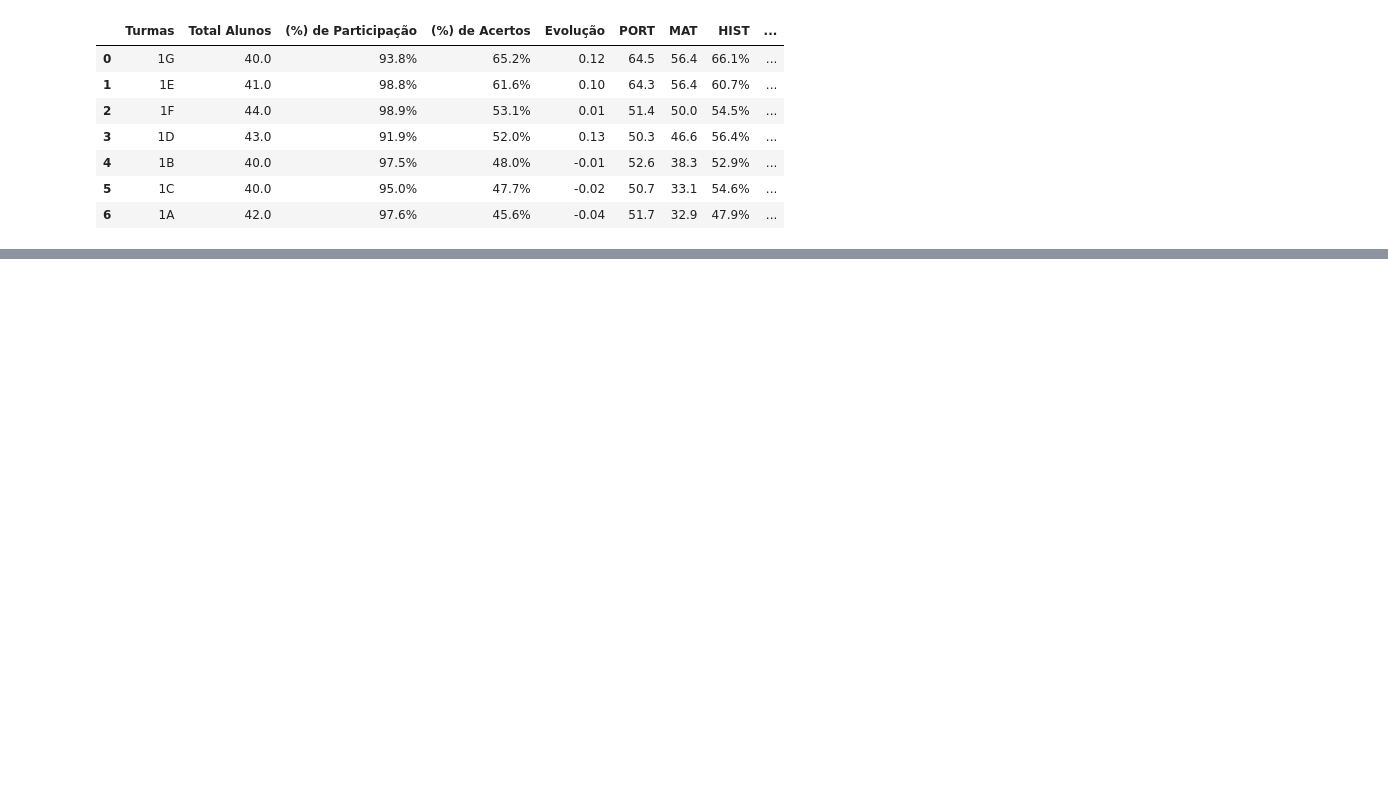
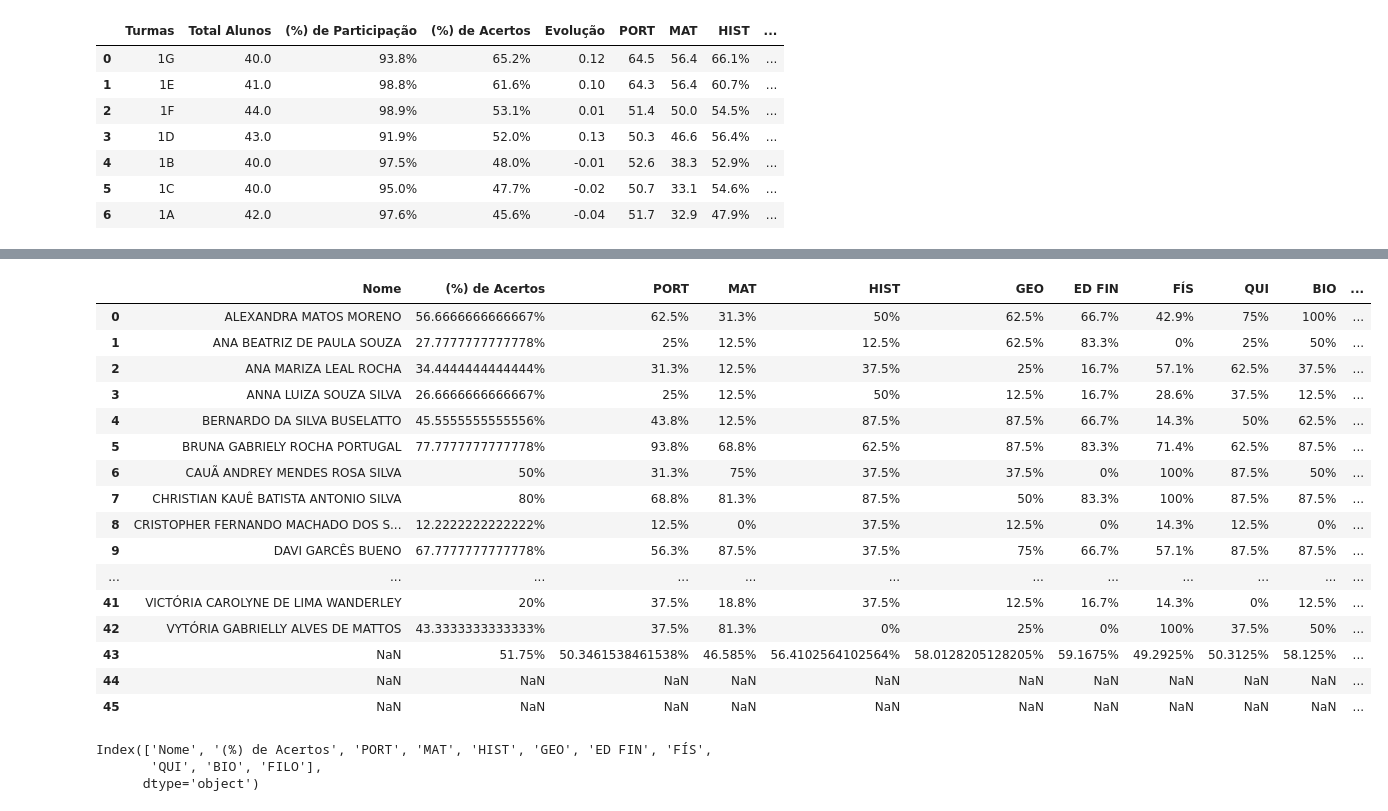
Before and after one commit to profandrevsilva/porphyrio2025, a Jupyter notebook: getdataschool.ipynb, the cells around one changed output, grey strips where cells are left out. Saved outputs shown, nothing was run; the diff lists cells and outputs as text; code cells hidden in the pictures; blank space fills up the shorter version.

```diff
--- a/getdataschool.ipynb
+++ b/getdataschool.ipynb
@@ -74,0 +101,34 @@ plt.show()
+# %%
+df_sala = pd.read_csv('PP_1D.csv')
+df_sala = df_sala.drop(['CIE', 'GEO POL', 'FILO SOC', 'BIO TEC', 'SOC', 'LID', 'PROG', 'TEC INO', 'ING IF', 'ARTE', 'EMPR', 'ORA',
+              'OE PORT', 'QUI APL', 'OE PORT', 'OE MAT', '(%) de Participação', 'ING', 'Evolução', 'NR RA'], axis=1)
+
+#df_sala = df_sala.drop(['CIE', 'GEO POL', 'FILO SOC', 'BIO TEC', 'SOC', 'LID', 'PROG', 'TEC INO', 'ING IF', 'ARTE', 'EMPR', 'ORA',
+#              'OE PORT', 'QUI APL', 'OE PORT', 'OE MAT', '(%) de Participação', 'ING', 'Evolução', 'NR RA', 'PORT', 'MAT', 'HIST', 'GEO', 'ED FIN', 'FÍS', 'QUI', 'BIO', 'FILO'], axis=1)
+#df_sala = df_sala[0:42]
+
+df_sala
+# %% [output]
+|  | Nome | (%) de Acertos | PORT | MAT | HIST | GEO | ED FIN | FÍS | QUI | BIO | ... |
+| 0 | ALEXANDRA MATOS MORENO | 56.6666666666667% | 62.5% | 31.3% | 50% | 62.5% | 66.7% | 42.9% | 75% | 100% | ... |
+| 1 | ANA BEATRIZ DE PAULA SOUZA | 27.7777777777778% | 25% | 12.5% | 12.5% | 62.5% | 83.3% | 0% | 25% | 50% | ... |
+| 2 | ANA MARIZA LEAL ROCHA | 34.4444444444444% | 31.3% | 12.5% | 37.5% | 25% | 16.7% | 57.1% | 62.5% | 37.5% | ... |
+| 3 | ANNA LUIZA SOUZA SILVA | 26.6666666666667% | 25% | 12.5% | 50% | 12.5% | 16.7% | 28.6% | 37.5% | 12.5% | ... |
+| 4 | BERNARDO DA SILVA BUSELATTO | 45.5555555555556% | 43.8% | 12.5% | 87.5% | 87.5% | 66.7% | 14.3% | 50% | 62.5% | ... |
+| 5 | BRUNA GABRIELY ROCHA PORTUGAL | 77.7777777777778% | 93.8% | 68.8% | 62.5% | 87.5% | 83.3% | 71.4% | 62.5% | 87.5% | ... |
+| 6 | CAUÃ ANDREY MENDES ROSA SILVA | 50% | 31.3% | 75% | 37.5% | 37.5% | 0% | 100% | 87.5% | 50% | ... |
+| 7 | CHRISTIAN KAUÊ BATISTA ANTONIO SILVA | 80% | 68.8% | 81.3% | 87.5% | 50% | 83.3% | 100% | 87.5% | 87.5% | ... |
+| 8 | CRISTOPHER FERNANDO MACHADO DOS S... | 12.2222222222222% | 12.5% | 0% | 37.5% | 12.5% | 0% | 14.3% | 12.5% | 0% | ... |
+| 9 | DAVI GARCÊS BUENO | 67.7777777777778% | 56.3% | 87.5% | 37.5% | 75% | 66.7% | 57.1% | 87.5% | 87.5% | ... |
+| ... | ... | ... | ... | ... | ... | ... | ... | ... | ... | ... | ... |
+| 41 | VICTÓRIA CAROLYNE DE LIMA WANDERLEY | 20% | 37.5% | 18.8% | 37.5% | 12.5% | 16.7% | 14.3% | 0% | 12.5% | ... |
+| 42 | VYTÓRIA GABRIELLY ALVES DE MATTOS | 43.3333333333333% | 37.5% | 81.3% | 0% | 25% | 0% | 100% | 37.5% | 50% | ... |
+| 43 | NaN | 51.75% | 50.3461538461538% | 46.585% | 56.4102564102564% | 58.0128205128205% | 59.1675% | 49.2925% | 50.3125% | 58.125% | ... |
+| 44 | NaN | NaN | NaN | NaN | NaN | NaN | NaN | NaN | NaN | NaN | ... |
+| 45 | NaN | NaN | NaN | NaN | NaN | NaN | NaN | NaN | NaN | NaN | ... |
+# %%
+df_sala.columns
+# %% [output]
+Index(['Nome', '(%) de Acertos', 'PORT', 'MAT', 'HIST', 'GEO', 'ED FIN', 'FÍS',
+       'QUI', 'BIO', 'FILO'],
+      dtype='object')
```
Also changed, not shown: parts of 11 cells of this notebook.
